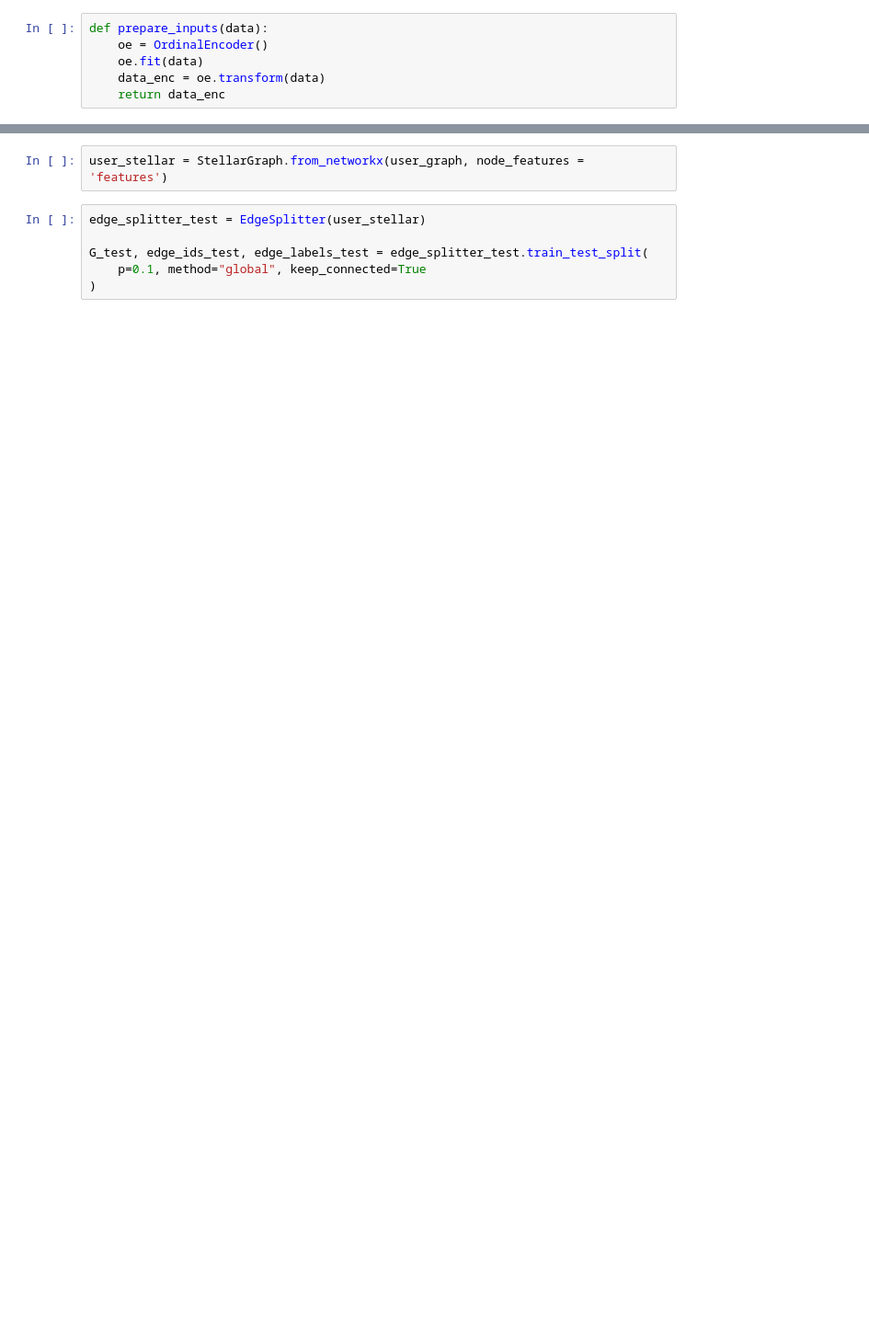
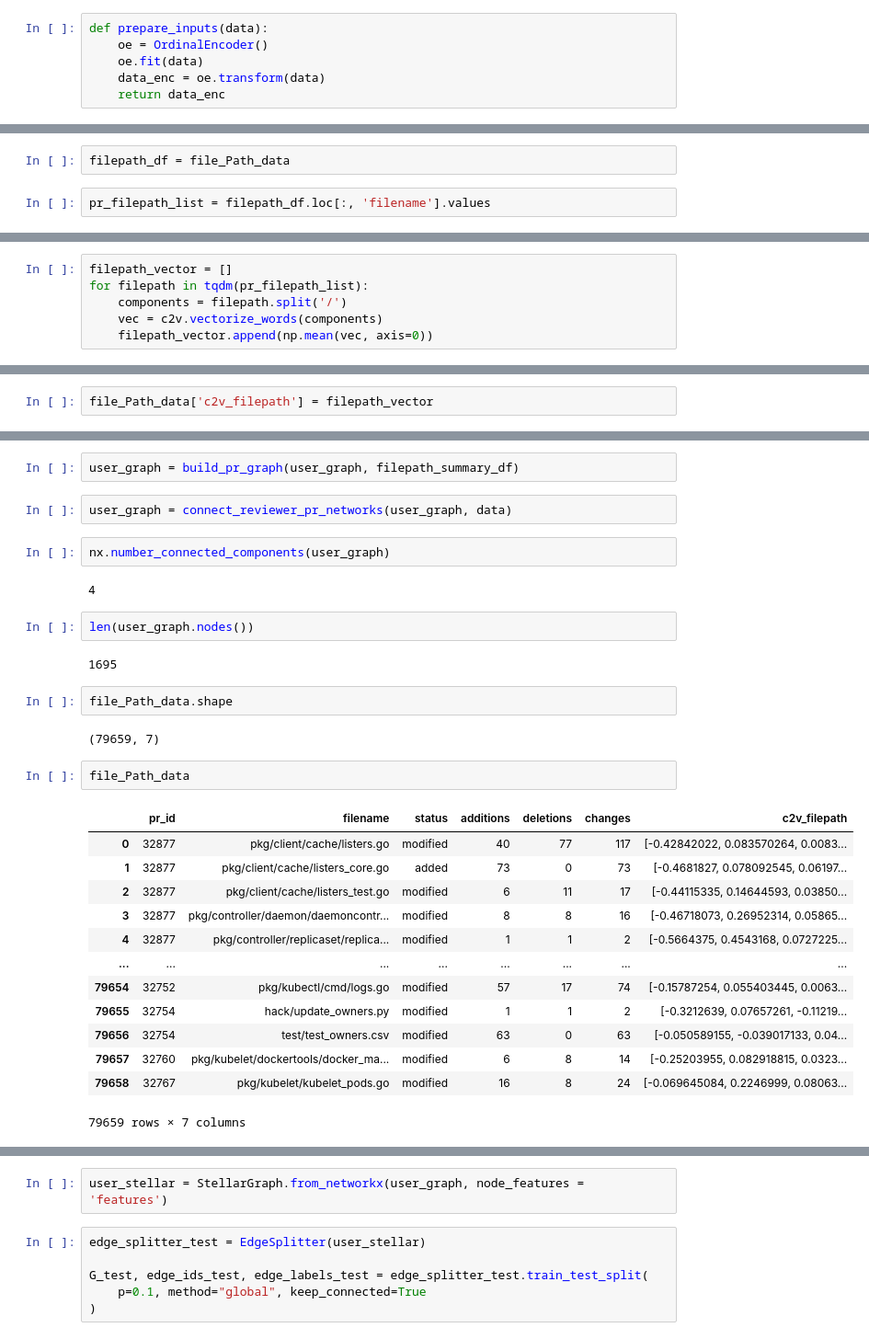
Before and after one commit to harsh-sengar/Github-Reviewer-Recommendation, a Jupyter notebook: Build_Github_PR_GraphSAGE.ipynb, the cells around one changed output, grey strips where cells are left out. Shown at 92% size. Drawn from its saved outputs; the diff is of its cells as text; blank space fills up the shorter version.

Commit message:
Created the complete graph

```diff
--- a/Build_Github_PR_GraphSAGE.ipynb
+++ b/Build_Github_PR_GraphSAGE.ipynb
@@ -99,0 +173,4 @@ def prepare_inputs(data):
+# %%
+filepath_df = file_Path_data
+# %%
+pr_filepath_list = filepath_df.loc[:, 'filename'].values
@@ -99,0 +181,6 @@ def prepare_inputs(data):
+# %%
+filepath_vector = []
+for filepath in tqdm(pr_filepath_list):
+    components = filepath.split('/')
+    vec = c2v.vectorize_words(components)
+    filepath_vector.append(np.mean(vec, axis=0))
@@ -99,0 +189,2 @@ def prepare_inputs(data):
+# %%
+file_Path_data['c2v_filepath'] = filepath_vector
@@ -110,0 +223,32 @@ See the caveats in the documentation: https://pandas.pydata.org/pandas-docs/stab
+# %%
+user_graph = build_pr_graph(user_graph, filepath_summary_df)
+# %%
+user_graph = connect_reviewer_pr_networks(user_graph, data)
+# %%
+nx.number_connected_components(user_graph)
+# %% [output]
+4
+# %%
+len(user_graph.nodes())
+# %% [output]
+1695
+# %%
+file_Path_data.shape
+# %% [output]
+(79659, 7)
+# %%
+file_Path_data
+# %% [output]
+|  | pr_id | filename | status | additions | deletions | changes | c2v_filepath |
+| 0 | 32877 | pkg/client/cache/listers.go | modified | 40 | 77 | 117 | [-0.42842022, 0.083570264, 0.0083... |
+| 1 | 32877 | pkg/client/cache/listers_core.go | added | 73 | 0 | 73 | [-0.4681827, 0.078092545, 0.06197... |
+| 2 | 32877 | pkg/client/cache/listers_test.go | modified | 6 | 11 | 17 | [-0.44115335, 0.14644593, 0.03850... |
+| 3 | 32877 | pkg/controller/daemon/daemoncontr... | modified | 8 | 8 | 16 | [-0.46718073, 0.26952314, 0.05865... |
+| 4 | 32877 | pkg/controller/replicaset/replica... | modified | 1 | 1 | 2 | [-0.5664375, 0.4543168, 0.0727225... |
+| ... | ... | ... | ... | ... | ... | ... | ... |
+| 79654 | 32752 | pkg/kubectl/cmd/logs.go | modified | 57 | 17 | 74 | [-0.15787254, 0.055403445, 0.0063... |
+| 79655 | 32754 | hack/update_owners.py | modified | 1 | 1 | 2 | [-0.3212639, 0.07657261, -0.11219... |
+| 79656 | 32754 | test/test_owners.csv | modified | 63 | 0 | 63 | [-0.050589155, -0.039017133, 0.04... |
+| 79657 | 32760 | pkg/kubelet/dockertools/docker_ma... | modified | 6 | 8 | 14 | [-0.25203955, 0.082918815, 0.0323... |
+| 79658 | 32767 | pkg/kubelet/kubelet_pods.go | modified | 16 | 8 | 24 | [-0.069645084, 0.2246999, 0.08063... |
+79659 rows × 7 columns
```
Also changed, not shown: parts of 31 cells of this notebook.
